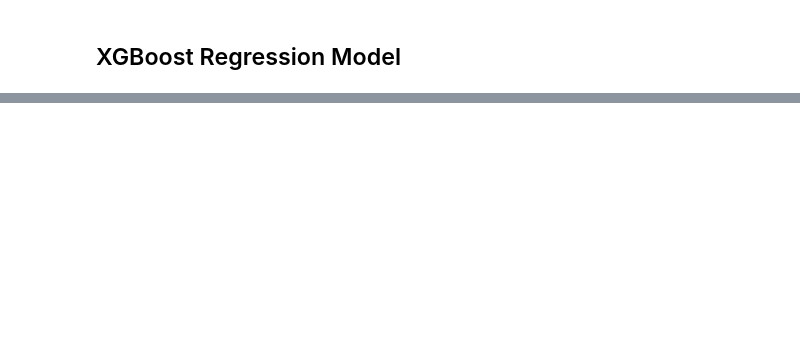
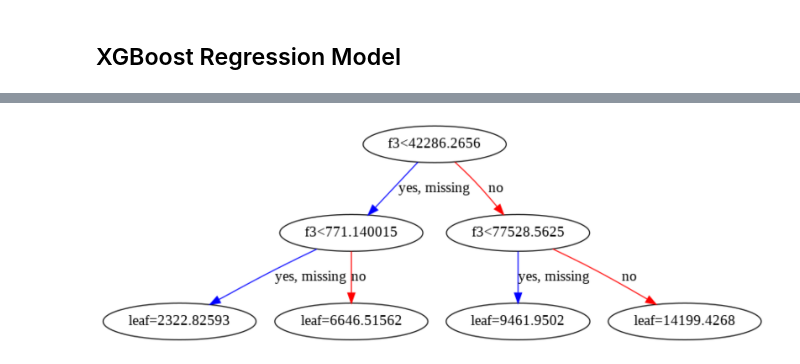
Before and after one commit to jnielsonresearch/Machine-Learning-Templates, a Jupyter notebook: Regression_models.ipynb, the cells around one changed output, grey strips where cells are left out. Drawn from its saved outputs; the diff is of its cells as text; code cells hidden in the pictures; blank space fills up the shorter version.

```diff
--- a/Regression_models.ipynb
+++ b/Regression_models.ipynb
@@ -282,9 +282,9 @@ test_score = []
 for i in range(10):
     X_train, X_test, y_train, y_test = train_test_split( X, y,
                                   test_size=0.2, random_state=i)
-    lr.fit(X_train, y_train)
-    y_train_pred = lr.predict(X_train)
-    y_test_pred = lr.predict(X_test)
+    poly_reg.fit(X_train, y_train)
+    y_train_pred = poly_reg.predict(X_train)
+    y_test_pred = poly_reg.predict(X_test)
     train_score = np.append(train_score, r2_score(y_train,
                             y_train_pred))
     test_score = np.append(test_score, r2_score(y_test,
@@ -331,7 +331,7 @@ test_score = []
 for i in range(10):
     X_train, X_test, y_train, y_test = train_test_split( X, y,
                                   test_size=0.2, random_state=i)
-    lr.fit(X_train, y_train)
+    pipe_lr.fit(X_train, y_train)
     y_train_pred = pipe_lr.predict(X_train)
     y_test_pred = pipe_lr.predict(X_test)
     train_score = np.append(train_score, r2_score(y_train,
@@ -431,7 +446,7 @@ test_score = []
 for i in range(10):
     X_train, X_test, y_train, y_test = train_test_split( X, y,
                                   test_size=0.2, random_state=i)
-    lr.fit(X_train, y_train)
+    rf.fit(X_train, y_train)
     y_train_pred = rf.predict(X_train)
     y_test_pred = rf.predict(X_test)
     train_score = np.append(train_score, r2_score(y_train,
@@ -439,7 +454,7 @@ for i in range(10):
     test_score = np.append(test_score, r2_score(y_test,
                             y_test_pred))
 
-print('Training set R^2 score range: %.3f +/- %.3f' % (np.mean(train_score), np.std(train_score)))
-print('Test set R^2 score range: %.3f +/- %.3f' % (np.mean(test_score), np.std(test_score)))
+print('K-Fold Training set R^2 score range: %.3f +/- %.3f' % (np.mean(train_score), np.std(train_score)))
+print('K-Fold Test set R^2 score range: %.3f +/- %.3f' % (np.mean(test_score), np.std(test_score)))
 # %% [output]
 [figure]
@@ -450,13 +465,16 @@ Test set R^2 score range: 0.976 +/- 0.021
 # %%
 # XGBoost Model Fitting
 
-from xgboost import XGBRegressor
-xgb = XGBRegressor()
+import xgboost as xgb
 
-xgb.fit(X_train, y_train)
+data_dmatrix = xgb.DMatrix(data=X,label=y)
 
-y_train_pred = xgb.predict(X_train)
-y_test_pred = xgb.predict(X_test)
+xg_reg = xgb.XGBRegressor(objective ='reg:squarederror')
+
+xg_reg.fit(X_train, y_train)
+
+y_train_pred = xg_reg.predict(X_train)
+y_test_pred = xg_reg.predict(X_test)
 
 # Plot of Residuals and Predicted Values on Training and Test sets
 
@@ -481,14 +499,14 @@ test_score = []
 for i in range(10):
     X_train, X_test, y_train, y_test = train_test_split( X, y,
                                   test_size=0.2, random_state=i)
-    lr.fit(X_train, y_train)
-    y_train_pred = xgb.predict(X_train)
-    y_test_pred = xgb.predict(X_test)
+    xg_reg.fit(X_train, y_train)
+    y_train_pred = xg_reg.predict(X_train)
+    y_test_pred = xg_reg.predict(X_test)
     train_score = np.append(train_score, r2_score(y_train,
                             y_train_pred))
     test_score = np.append(test_score, r2_score(y_test,
                             y_test_pred))
 
-print('Training set R^2 score range: %.3f +/- %.3f' % (np.mean(train_score), np.std(train_score)))
-print('Test set R^2 score range: %.3f +/- %.3f' % (np.mean(test_score), np.std(test_score)))
+print('K-Fold Training set R^2 score range: %.3f +/- %.3f' % (np.mean(train_score), np.std(train_score)))
+print('K-Fold Test set R^2 score range: %.3f +/- %.3f' % (np.mean(test_score), np.std(test_score)))
 # %% [output]
@@ -498,0 +516,6 @@ Test set R^2 score range: 0.976 +/- 0.038
+# %%
+xgb.plot_tree(xg_reg,num_trees=0)
+plt.rcParams['figure.figsize'] = [100, 10]
+plt.show()
+# %% [output]
+[figure, added]
```
Also changed, not shown: parts of 8 cells of this notebook.
